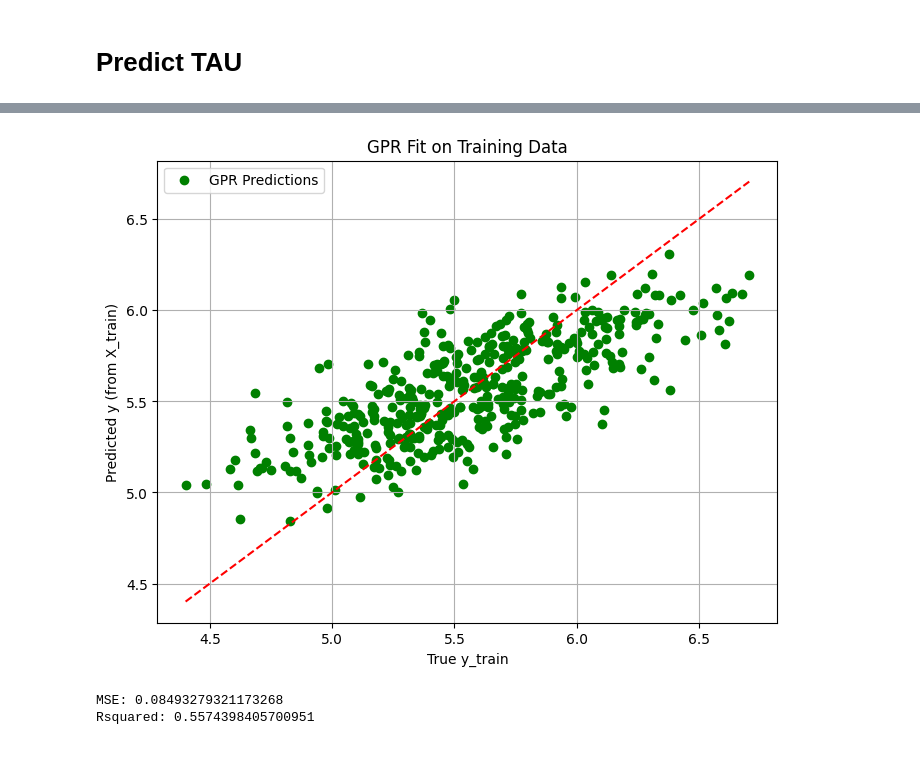
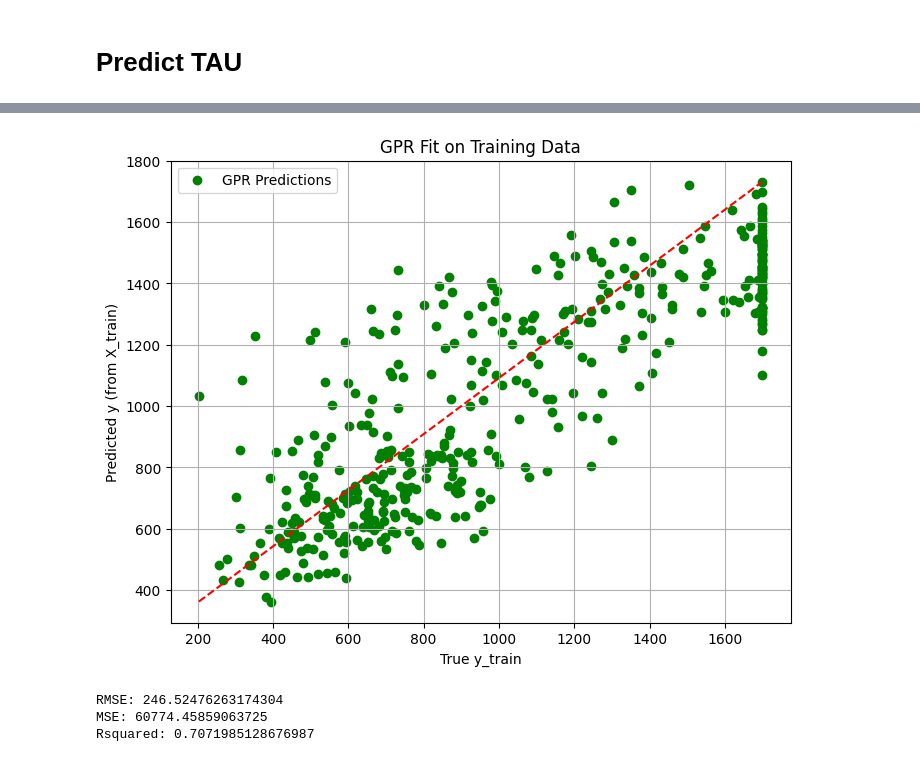
Before and after one commit to Aquila69420/adni-ml, a Jupyter notebook: huw_model.ipynb, the cells around one changed output, grey strips where cells are left out. Saved outputs shown, nothing was run; the diff lists cells and outputs as text; code cells hidden in the pictures.

Commit message:
RMSE and reruns

```diff
--- a/huw_model.ipynb
+++ b/huw_model.ipynb
@@ -461,8 +638,8 @@ print(X_train.shape, X_test.shape, y_train.shape, y_test.shape)
 # %%
-kernel = 1.00 * RationalQuadratic(length_scale= 1e-1, alpha = 0.01)
+kernel = RationalQuadratic(length_scale= 1e1, alpha = 0.01)
 
 gpr = GaussianProcessRegressor(kernel=kernel,
-                               alpha = 0.51,
+                               alpha = 0.457,
                                n_restarts_optimizer= 30,
                                random_state=42,
                                normalize_y= True)
@@ -474,2 +651,8 @@ GaussianProcessRegressor(alpha=0.51,
                          n_restarts_optimizer=30, normalize_y=True,
                          random_state=42)
+# %%
+rs = np.random.randint(1,75)
+
+X_train, X_test, y_train, y_test = train_test_split(X, y, train_size=0.8, random_state=rs)
+
+rs
@@ -476,2 +663,5 @@ GaussianProcessRegressor(alpha=0.51,
+# %%
+target = 'ABETA_bl'
 # %%
-y_train['PTAU_bl']
+target_y_train = y_train[target]
+target_y_test  = y_test[target]
@@ -491,31 +668,33 @@ Name: PTAU_bl, Length: 434, dtype: float64
 # %%
 y_mean_train, y_std_train = gpr.predict(X_train, return_std= True)
 
-abeta_y_train = y_train['TAU_bl']
 
-abeta_y_mean_train = y_mean_train[:,1]
+target_y_mean_train = y_mean_train[:,0]
 
 plt.figure(figsize=(8, 6))
-plt.scatter(abeta_y_train, abeta_y_mean_train, color='green', label='GPR Predictions')
-plt.plot([abeta_y_train.min(), abeta_y_train.max()],
-         [abeta_y_train.min(), abeta_y_train.max()],
+plt.scatter(target_y_train, target_y_mean_train, color='green', label='GPR Predictions')
+plt.plot([target_y_train.min(), target_y_train.max()],
+         [target_y_mean_train.min(), target_y_mean_train.max()],
          'r--')
 plt.xlabel("True y_train")
 plt.ylabel("Predicted y (from X_train)")
 plt.title("GPR Fit on Training Data")
 plt.legend()
 plt.grid(True)
 plt.show()
 
-mse = mean_squared_error(abeta_y_train, abeta_y_mean_train)
-r2 = r2_score(abeta_y_train, abeta_y_mean_train)
+rmse = root_mean_squared_error(target_y_train, target_y_mean_train)
+mse = mean_squared_error(target_y_train, target_y_mean_train)
+r2 = r2_score(target_y_train, target_y_mean_train)
 
+print(f"RMSE: {rmse}")
 print(f"MSE: {mse}")
 print(f"Rsquared: {r2}")
 # %% [output]
-[figure, old version]
+[figure, new version]
-MSE: 0.08493279321173268
-Rsquared: 0.5574398405700951
+RMSE: 246.52476263174304
+MSE: 60774.45859063725
+Rsquared: 0.7071985128676987
 # %%
 y_mean_test, y_std_train = gpr.predict(X_test, return_std= True)
 
```
Also changed, not shown: parts of 40 cells of this notebook.
